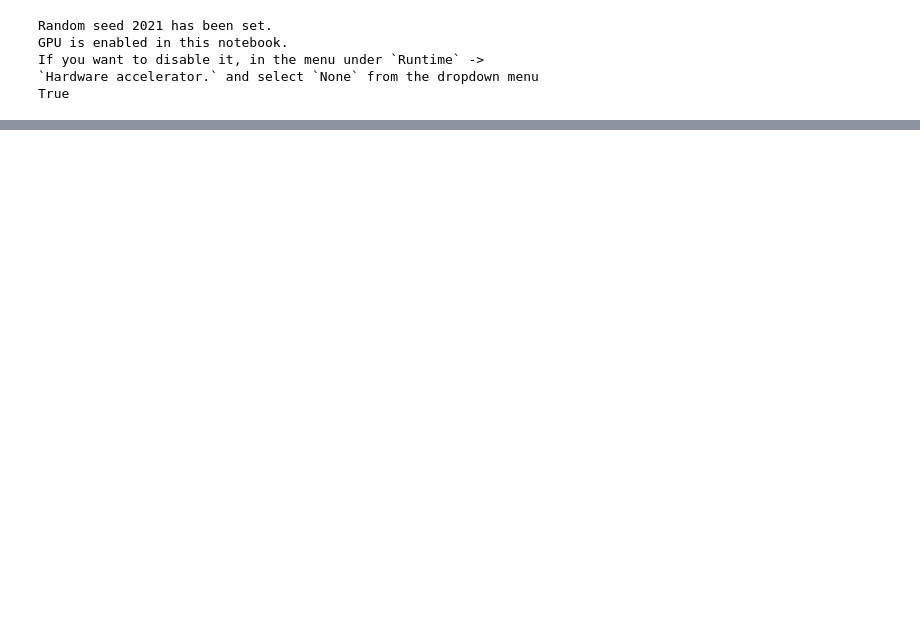
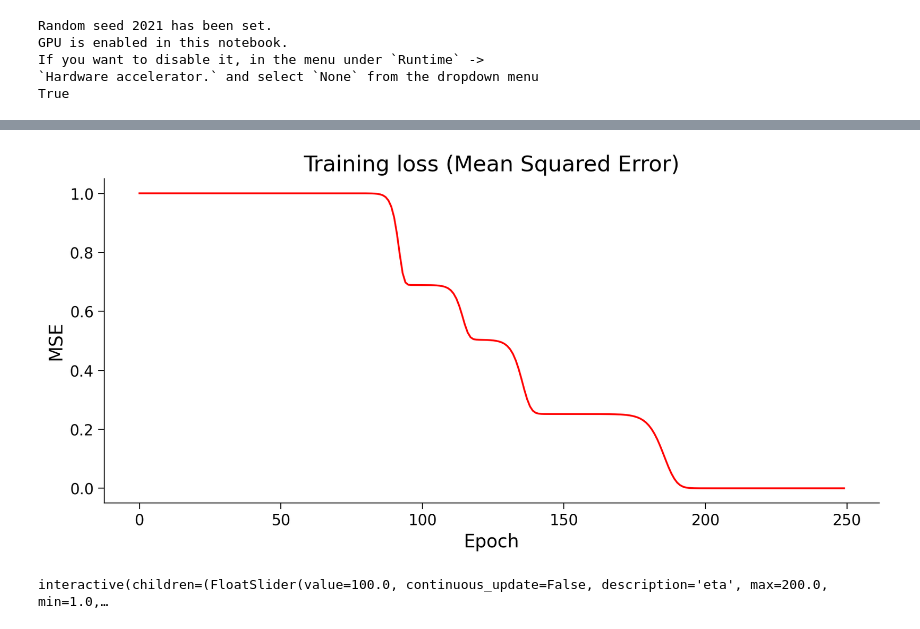
Before and after one commit to msadeghi322/DeepLearning, a Jupyter notebook: NMA_SVD_in_Deep_Linear_NN.ipynb, the cells around one changed output, grey strips where cells are left out. Saved outputs shown, nothing was run; the diff lists cells and outputs as text; code cells hidden in the pictures; blank space fills up the shorter version.

```diff
--- a/NMA_SVD_in_Deep_Linear_NN.ipynb
+++ b/NMA_SVD_in_Deep_Linear_NN.ipynb
@@ -741,7 +741,7 @@ class LNNet(nn.Module):
 
     hid = self.in_hid(x)
     out = self.hid_out(hid)
-    return hid , out
+    return out , hid
 # %%
 def train(model, inputs, targets, n_epochs, lr, illusory_i=0):
   """
@@ -806,0 +854,74 @@ def train(model, inputs, targets, n_epochs, lr, illusory_i=0):
+# %%
+
+lr = 100.0  # Learning rate
+gamma = 1e-12  # Initialization scale
+n_epochs = 250  # Number of epochs
+dim_input = 8  # Input dimension = `label_tensor.size(1)`
+dim_hidden = 30  # Hidden neurons
+dim_output = 10000  # Output dimension = `feature_tensor.size(1)`
+
+# Model instantiation
+dlnn_model = LNNet(dim_input, dim_hidden, dim_output)
+
+# Weights re-initialization
+initializer_(dlnn_model, gamma)
+
+# Training
+losses, *_ = train(dlnn_model,
+                  label_tensor,
+                  feature_tensor,
+                  n_epochs=n_epochs,
+                  lr=lr)
+
+# Plotting
+plot_loss(losses)
+# %% [output]
+[figure, added]
+# %%
+
+def loss_lr_init(lr, gamma):
+  """
+  Trains and plots the loss evolution
+
+  Args:
+    lr: float
+      Learning rate
+    gamma: float
+      Initialization scale
+
+  Returns:
+    Nothing
+  """
+  n_epochs = 250  # Number of epochs
+  dim_input = 8  # Input dimension = `label_tensor.size(1)`
+  dim_hidden = 30  # Hidden neurons
+  dim_output = 10000  # Output dimension = `feature_tensor.size(1)`
+
+  # Model instantiation
+  dlnn_model = LNNet(dim_input, dim_hidden, dim_output)
+
+  # Weights re-initialization
+  initializer_(dlnn_model, gamma)
+
+  losses, *_ = train(dlnn_model,
+                    label_tensor,
+                    feature_tensor,
+                    n_epochs=n_epochs,
+                    lr=lr)
+
+  plot_loss(losses)
+
+_ = interact(loss_lr_init,
+             lr = FloatSlider(min=1.0, max=200.0,
+                              step=1.0, value=100.0,
+                              continuous_update=False,
+                              readout_format='.1f',
+                              description='eta'),
+             epochs = fixed(250),
+             gamma = FloatLogSlider(min=-15, max=1,
+                                    step=1, value=1e-12, base=10,
+                                    continuous_update=False,
+                                    description='gamma')
+             )
+# %% [output]
+interactive(children=(FloatSlider(value=100.0, continuous_update=False, description='eta', max=200.0, min=1.0,…
```
Also changed, not shown: parts of 2 cells of this notebook.
